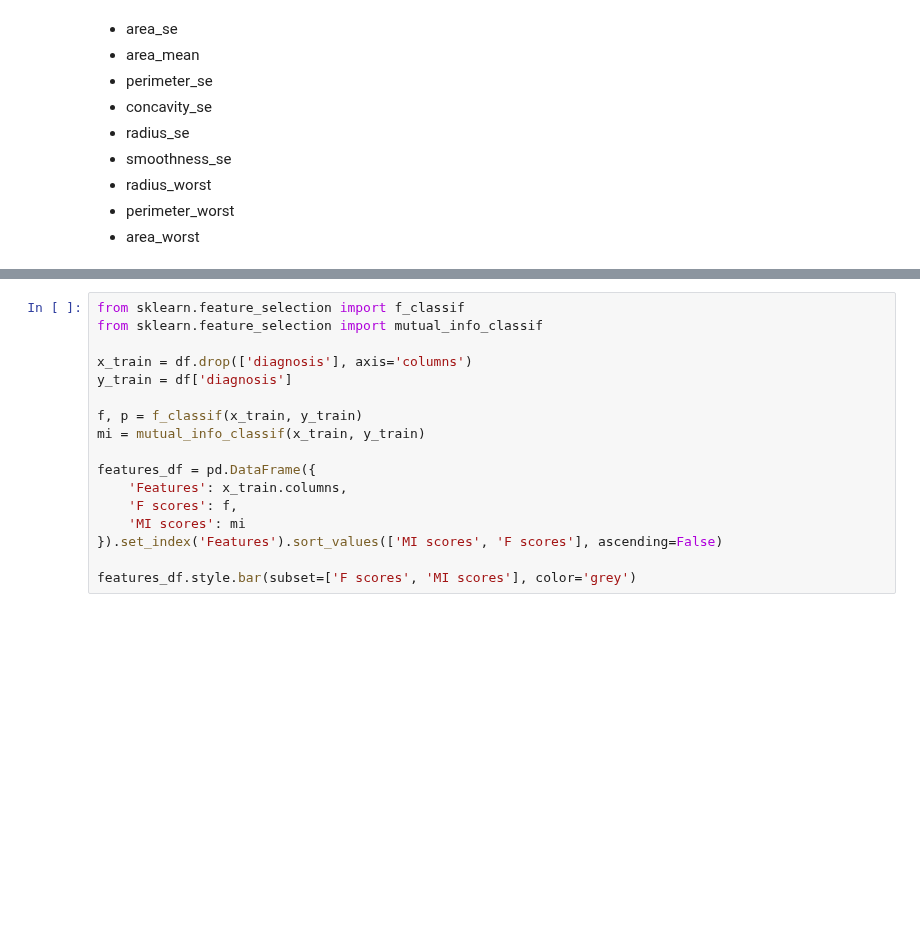
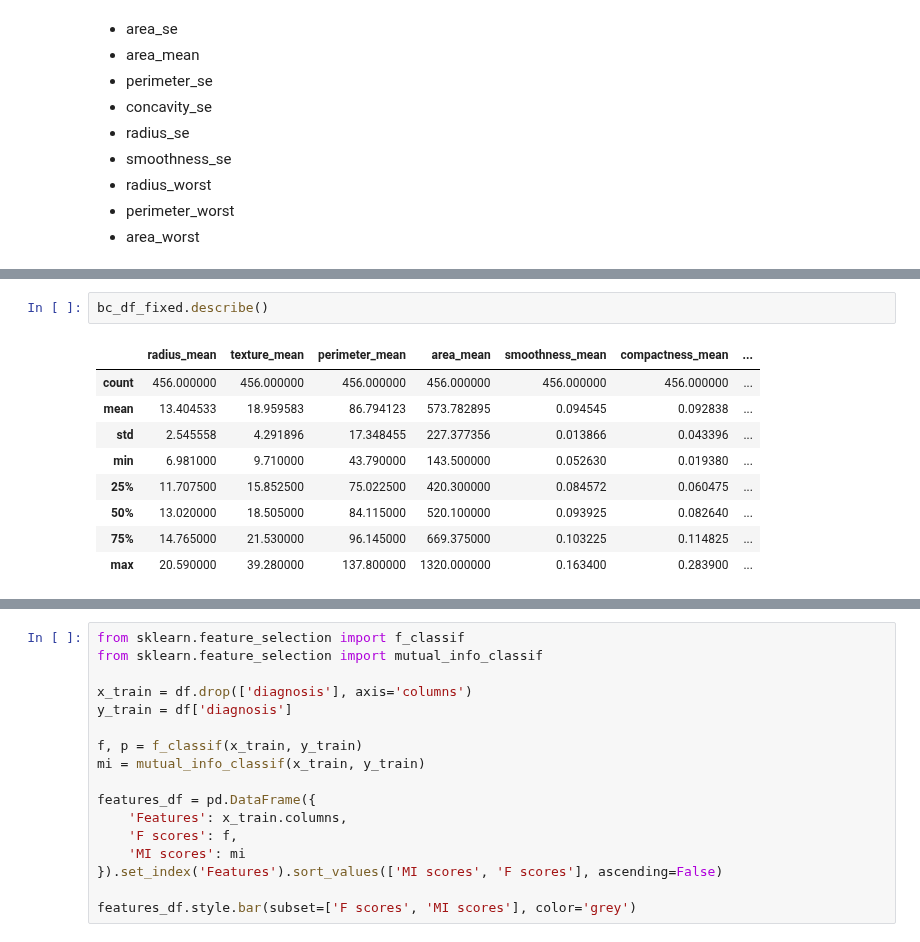
Before and after one commit to AnggaDS01/Python, a Jupyter notebook: Machine-learning/breast_cance_wisconsin_classification/breast_cancer.ipynb, the cells around one changed output, grey strips where cells are left out. Saved outputs shown, nothing was run; the diff lists cells and outputs as text; blank space fills up the shorter version.

```diff
--- a/Machine-learning/breast_cance_wisconsin_classification/breast_cancer.ipynb
+++ b/Machine-learning/breast_cance_wisconsin_classification/breast_cancer.ipynb
@@ -378,0 +425,12 @@ plt.show()
+# %%
+bc_df_fixed.describe()
+# %% [output]
+|  | radius_mean | texture_mean | perimeter_mean | area_mean | smoothness_mean | compactness_mean | ... |
+| count | 456.000000 | 456.000000 | 456.000000 | 456.000000 | 456.000000 | 456.000000 | ... |
+| mean | 13.404533 | 18.959583 | 86.794123 | 573.782895 | 0.094545 | 0.092838 | ... |
+| std | 2.545558 | 4.291896 | 17.348455 | 227.377356 | 0.013866 | 0.043396 | ... |
+| min | 6.981000 | 9.710000 | 43.790000 | 143.500000 | 0.052630 | 0.019380 | ... |
+| 25% | 11.707500 | 15.852500 | 75.022500 | 420.300000 | 0.084572 | 0.060475 | ... |
+| 50% | 13.020000 | 18.505000 | 84.115000 | 520.100000 | 0.093925 | 0.082640 | ... |
+| 75% | 14.765000 | 21.530000 | 96.145000 | 669.375000 | 0.103225 | 0.114825 | ... |
+| max | 20.590000 | 39.280000 | 137.800000 | 1320.000000 | 0.163400 | 0.283900 | ... |
```
Also changed, not shown: parts of 11 cells of this notebook.
